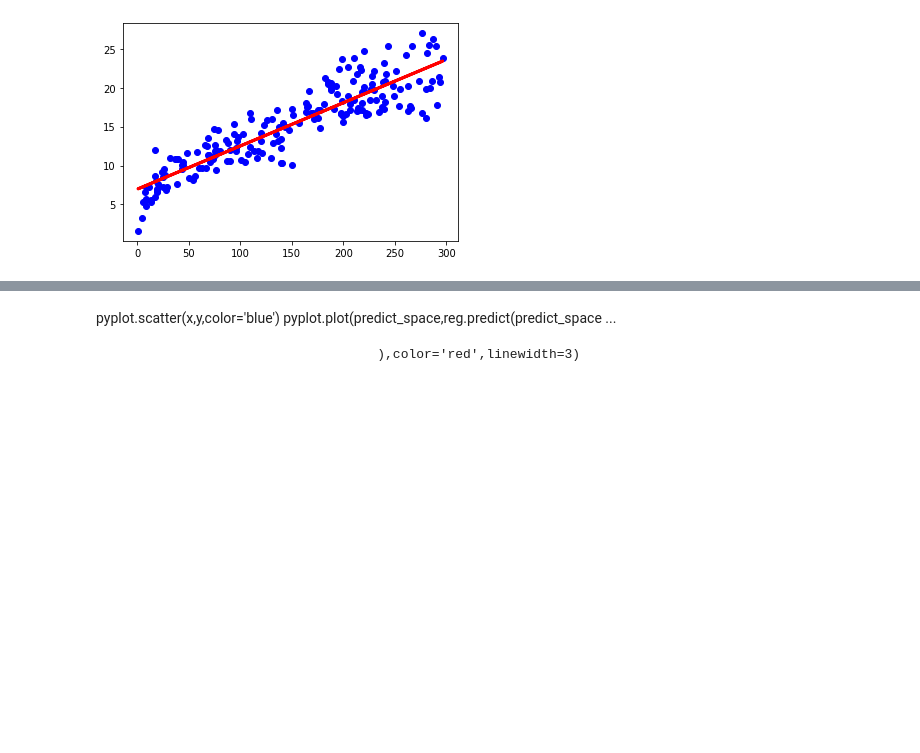
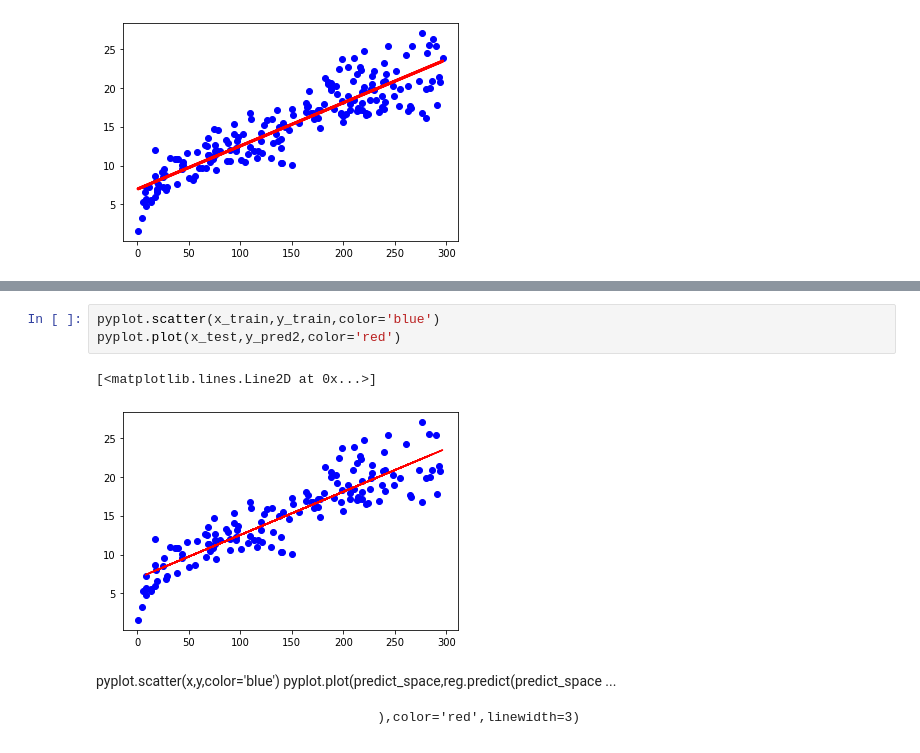
Before and after one commit to MADDIPATIGOWTHAM/FML, a Jupyter notebook: Univarient.ipynb, the cells around one changed output, grey strips where cells are left out. Drawn from its saved outputs; the diff is of its cells as text; blank space fills up the shorter version.

```diff
--- a/Univarient.ipynb
+++ b/Univarient.ipynb
@@ -103,3 +152,9 @@ pyplot.plot(x,reg.predict(x),color='red',linewidth=3)
+# %%
+pyplot.scatter(x_train,y_train,color='blue')
+pyplot.plot(x_test,y_pred2,color='red')
+# %% [output]
+[<matplotlib.lines.Line2D at 0x...>]
+[figure, added]
 # %% [markdown]
 pyplot.scatter(x,y,color='blue')
 pyplot.plot(predict_space,reg.predict(predict_space
```
Also changed, not shown: parts of 7 cells of this notebook.
